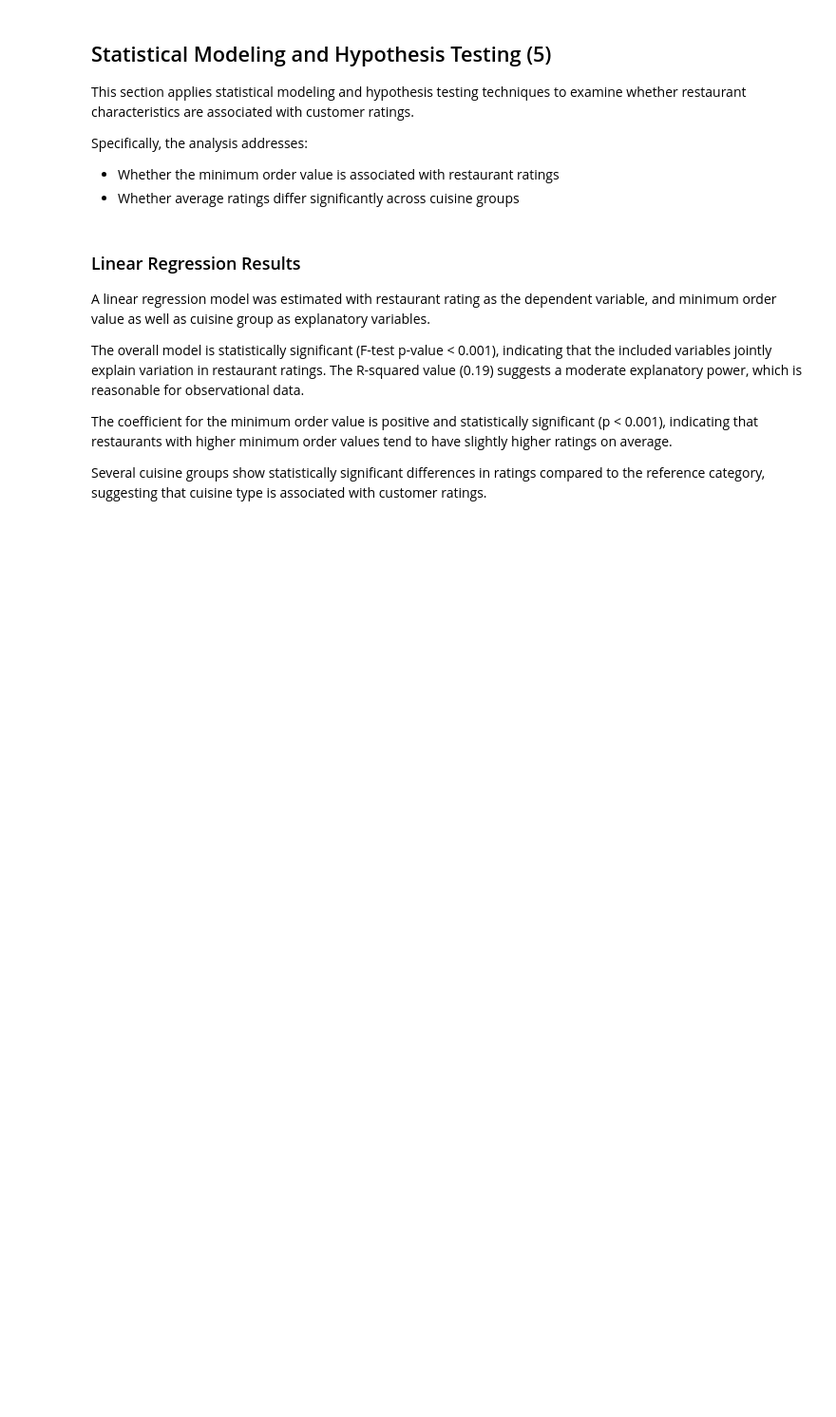
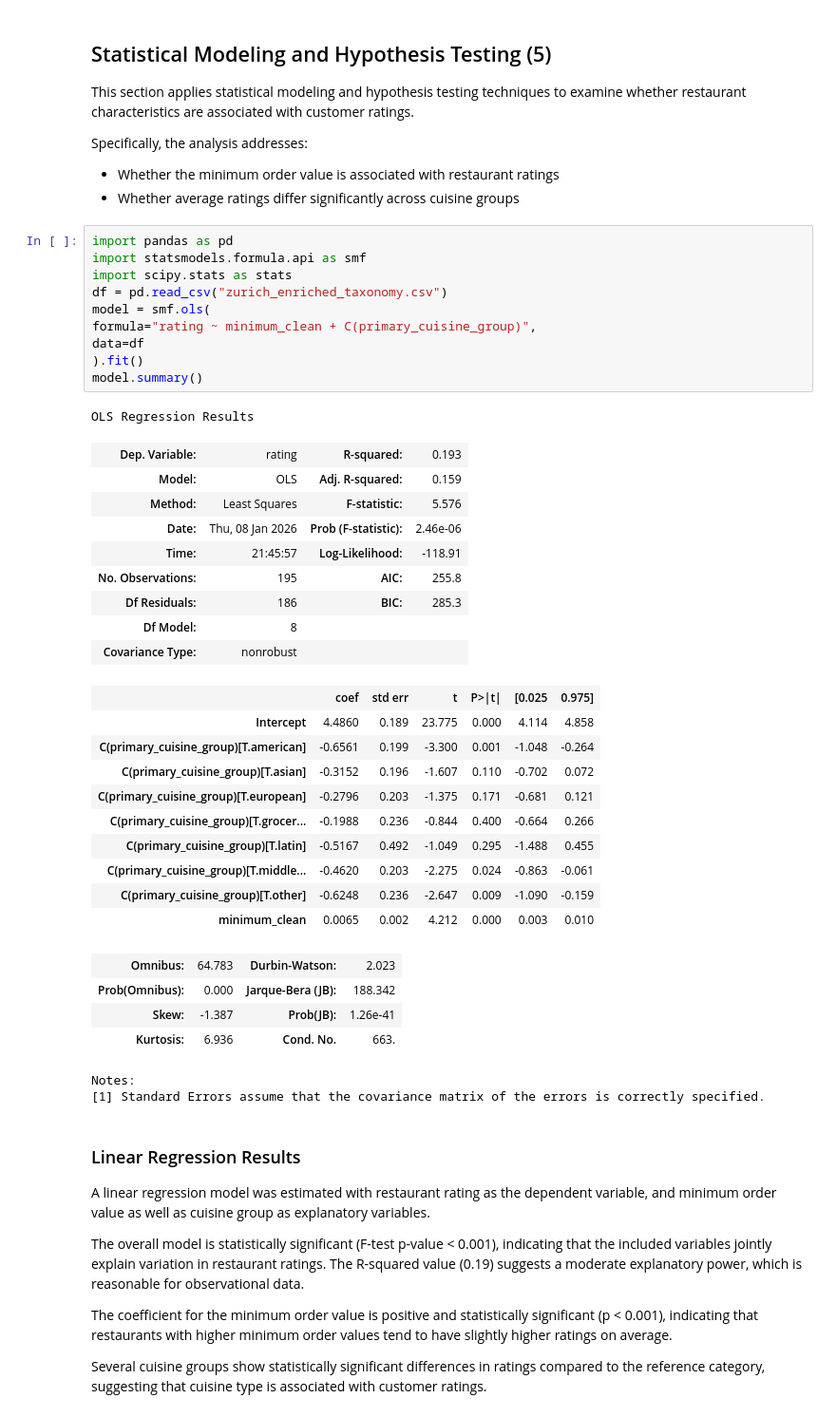
Before and after one commit to tenzompa/DA-Project, a Jupyter notebook: eda.ipynb, the cells around one changed output. Shown at 95% size. Saved outputs shown, nothing was run; the diff lists cells and outputs as text; blank space fills up the shorter version.

Commit message:
regression

```diff
--- a/eda.ipynb
+++ b/eda.ipynb
@@ -320,6 +320,43 @@ to examine whether restaurant characteristics are associated with customer ratin
 Specifically, the analysis addresses:
 - Whether the minimum order value is associated with restaurant ratings
 - Whether average ratings differ significantly across cuisine groups
+# %%
+import pandas as pd
+import statsmodels.formula.api as smf
+import scipy.stats as stats
+df = pd.read_csv("zurich_enriched_taxonomy.csv")
+model = smf.ols(
+formula="rating ~ minimum_clean + C(primary_cuisine_group)",
+data=df
+).fit()
+model.summary()
+# %% [output]
+OLS Regression Results
+| Dep. Variable: | rating | R-squared: | 0.193 |
+| Model: | OLS | Adj. R-squared: | 0.159 |
+| Method: | Least Squares | F-statistic: | 5.576 |
+| Date: | Thu, 08 Jan 2026 | Prob (F-statistic): | 2.46e-06 |
+| Time: | 21:45:57 | Log-Likelihood: | -118.91 |
+| No. Observations: | 195 | AIC: | 255.8 |
+| Df Residuals: | 186 | BIC: | 285.3 |
+| Df Model: | 8 |  |  |
+| Covariance Type: | nonrobust |  |  |
+|  | coef | std err | t | P>|t| | [0.025 | 0.975] |
+| Intercept | 4.4860 | 0.189 | 23.775 | 0.000 | 4.114 | 4.858 |
+| C(primary_cuisine_group)[T.american] | -0.6561 | 0.199 | -3.300 | 0.001 | -1.048 | -0.264 |
+| C(primary_cuisine_group)[T.asian] | -0.3152 | 0.196 | -1.607 | 0.110 | -0.702 | 0.072 |
+| C(primary_cuisine_group)[T.european] | -0.2796 | 0.203 | -1.375 | 0.171 | -0.681 | 0.121 |
+| C(primary_cuisine_group)[T.grocer... | -0.1988 | 0.236 | -0.844 | 0.400 | -0.664 | 0.266 |
+| C(primary_cuisine_group)[T.latin] | -0.5167 | 0.492 | -1.049 | 0.295 | -1.488 | 0.455 |
+| C(primary_cuisine_group)[T.middle... | -0.4620 | 0.203 | -2.275 | 0.024 | -0.863 | -0.061 |
+| C(primary_cuisine_group)[T.other] | -0.6248 | 0.236 | -2.647 | 0.009 | -1.090 | -0.159 |
+| minimum_clean | 0.0065 | 0.002 | 4.212 | 0.000 | 0.003 | 0.010 |
+| Omnibus: | 64.783 | Durbin-Watson: | 2.023 |
+| Prob(Omnibus): | 0.000 | Jarque-Bera (JB): | 188.342 |
+| Skew: | -1.387 | Prob(JB): | 1.26e-41 |
+| Kurtosis: | 6.936 | Cond. No. | 663. |
+Notes:
+[1] Standard Errors assume that the covariance matrix of the errors is correctly specified.
 # %% [markdown]
 ### Linear Regression Results
 
```
Also changed, not shown: 1 other file.
